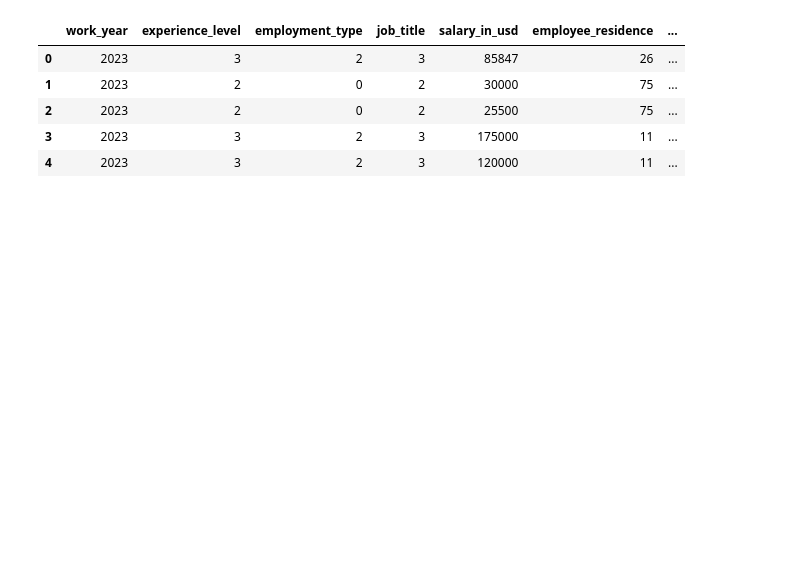
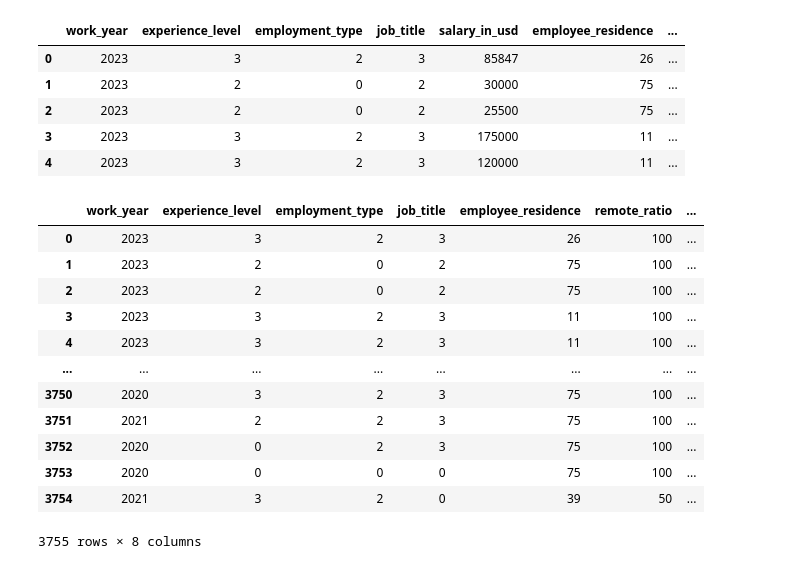
Before and after one commit to AniKobs/Data-Science-Salary-Analysis, a Jupyter notebook: ds_salary_model.ipynb, the cells around one changed output. Drawn from its saved outputs; the diff is of its cells as text; code cells hidden in the pictures; blank space fills up the shorter version.

```diff
--- a/ds_salary_model.ipynb
+++ b/ds_salary_model.ipynb
@@ -286,6 +314,22 @@ dat.head()
 # %%
 features = dat.drop(['salary_in_usd'],axis = 1)
 target = dat['salary_in_usd']
+# %%
+features
+# %% [output]
+|  | work_year | experience_level | employment_type | job_title | employee_residence | remote_ratio | ... |
+| 0 | 2023 | 3 | 2 | 3 | 26 | 100 | ... |
+| 1 | 2023 | 2 | 0 | 2 | 75 | 100 | ... |
+| 2 | 2023 | 2 | 0 | 2 | 75 | 100 | ... |
+| 3 | 2023 | 3 | 2 | 3 | 11 | 100 | ... |
+| 4 | 2023 | 3 | 2 | 3 | 11 | 100 | ... |
+| ... | ... | ... | ... | ... | ... | ... | ... |
+| 3750 | 2020 | 3 | 2 | 3 | 75 | 100 | ... |
+| 3751 | 2021 | 2 | 2 | 3 | 75 | 100 | ... |
+| 3752 | 2020 | 0 | 2 | 3 | 75 | 100 | ... |
+| 3753 | 2020 | 0 | 0 | 0 | 75 | 100 | ... |
+| 3754 | 2021 | 3 | 2 | 0 | 39 | 50 | ... |
+3755 rows × 8 columns
 # %%
 from sklearn.linear_model import LinearRegression
 from sklearn.tree import DecisionTreeRegressor
```
Also changed, not shown: parts of 17 cells of this notebook, 3 other files.
